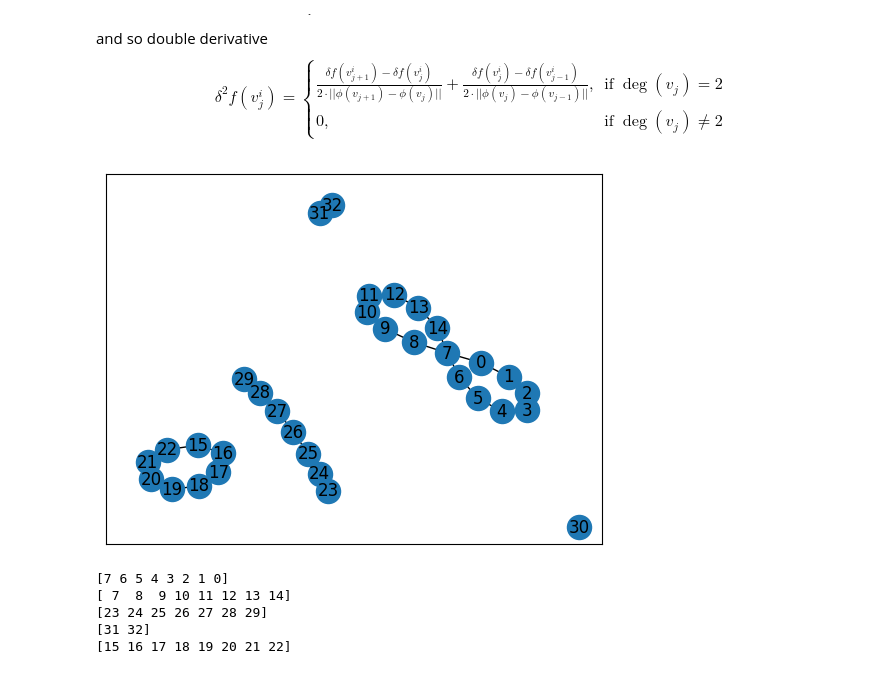
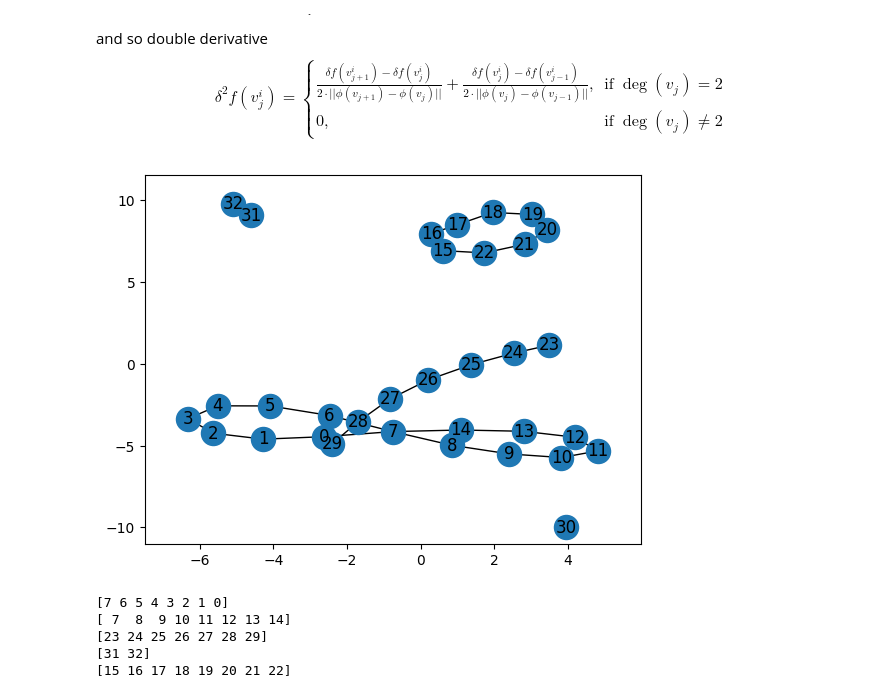
Before and after one commit to zimfv/quadrangulation, a Jupyter notebook: nonmanifold-eigen.ipynb, the cells around one changed output. Drawn from its saved outputs; the diff is of its cells as text; code cells hidden in the pictures.

```diff
--- a/nonmanifold-eigen.ipynb
+++ b/nonmanifold-eigen.ipynb
@@ -42,20 +43,20 @@ $$
 # %%
 graph = nx.Graph()
 graph.add_nodes_from(range(31))
 
 graph.add_edges_from(np.transpose([np.arange(8), np.arange(1, 9)])%8)
 graph.add_edges_from(np.transpose([np.arange(7), np.arange(1, 8)])%8 + 7)
 graph.add_edges_from([(7, 14)])
 graph.add_edges_from(np.transpose([np.arange(8), np.arange(1, 9)])%8 + 15)
 graph.add_edges_from(np.transpose([np.arange(6), np.arange(1, 7)]) + 23)
 graph.add_edge(31, 32)
 
 pos = nx.spring_layout(graph)
 pos = {node: 10*p for node, p in pos.items()}
 
-nx.draw_networkx(graph, pos=pos)
+nx.draw_networkx(graph, pos=pos, hide_ticks=False)
 # %% [output]
-[figure, old version]
+[figure, new version]
 # %%
 import networkx as nx
 
```
Also changed, not shown: parts of 34 cells of this notebook, 3 other files.
